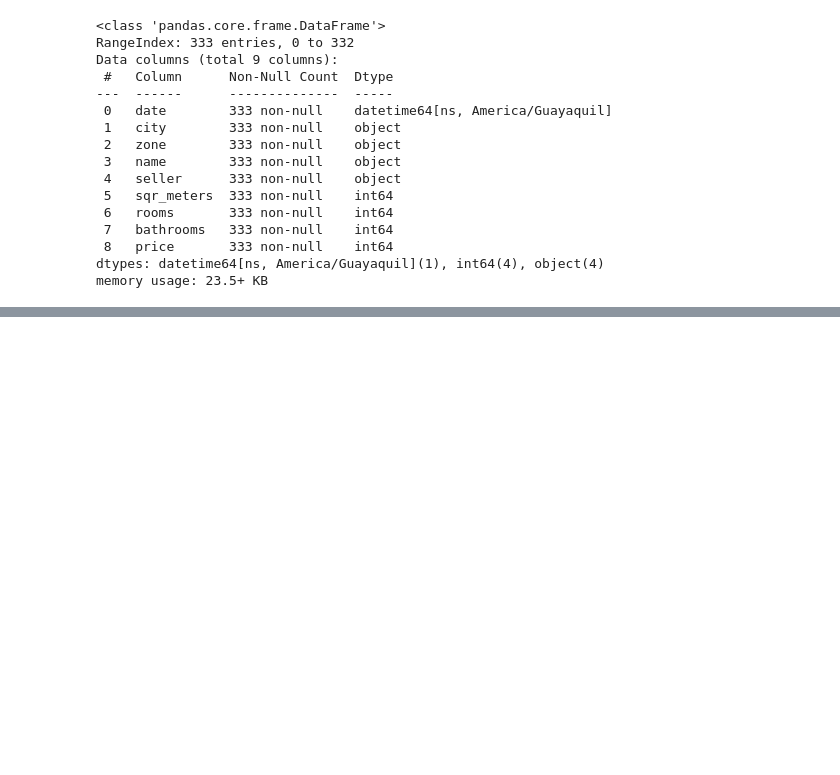
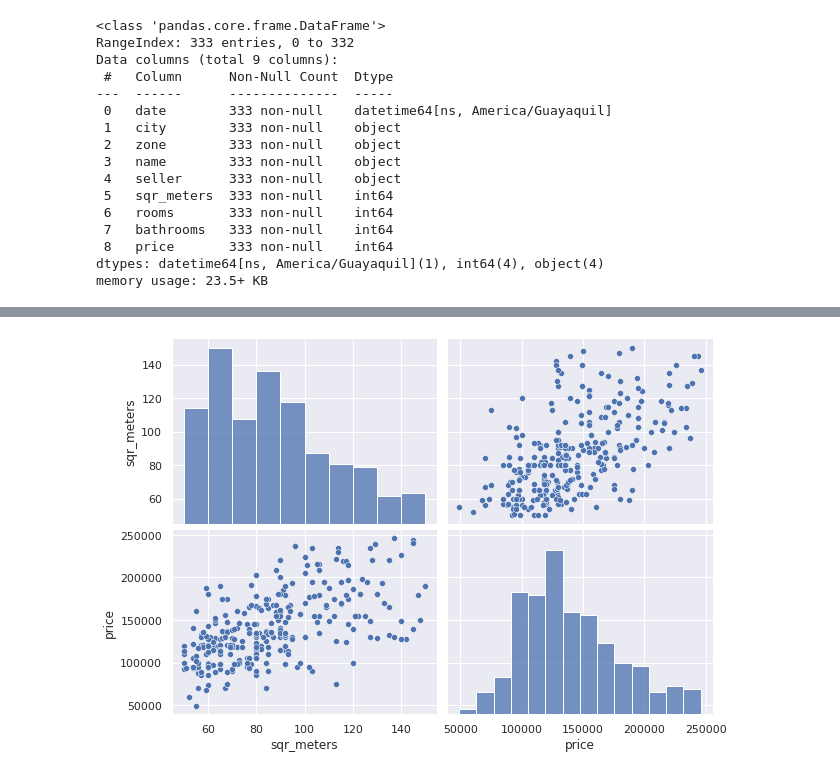
Before and after one commit to gabrielborja/python_data_analysis, a Jupyter notebook: real_state_analytics.ipynb, the cells around one changed output, grey strips where cells are left out. Drawn from its saved outputs; the diff is of its cells as text; code cells hidden in the pictures; blank space fills up the shorter version.

```diff
--- a/real_state_analytics.ipynb
+++ b/real_state_analytics.ipynb
@@ -290 +347,7 @@ df1_dep.head()
+# %%
+#Plotting pairplot of price vs square meters
+sns.pairplot(data=df1_apa, height=3, aspect=1.5)
+plt.show()
+# %% [output]
+[figure, added]
 # %%
```
Also changed, not shown: parts of 20 cells of this notebook.
